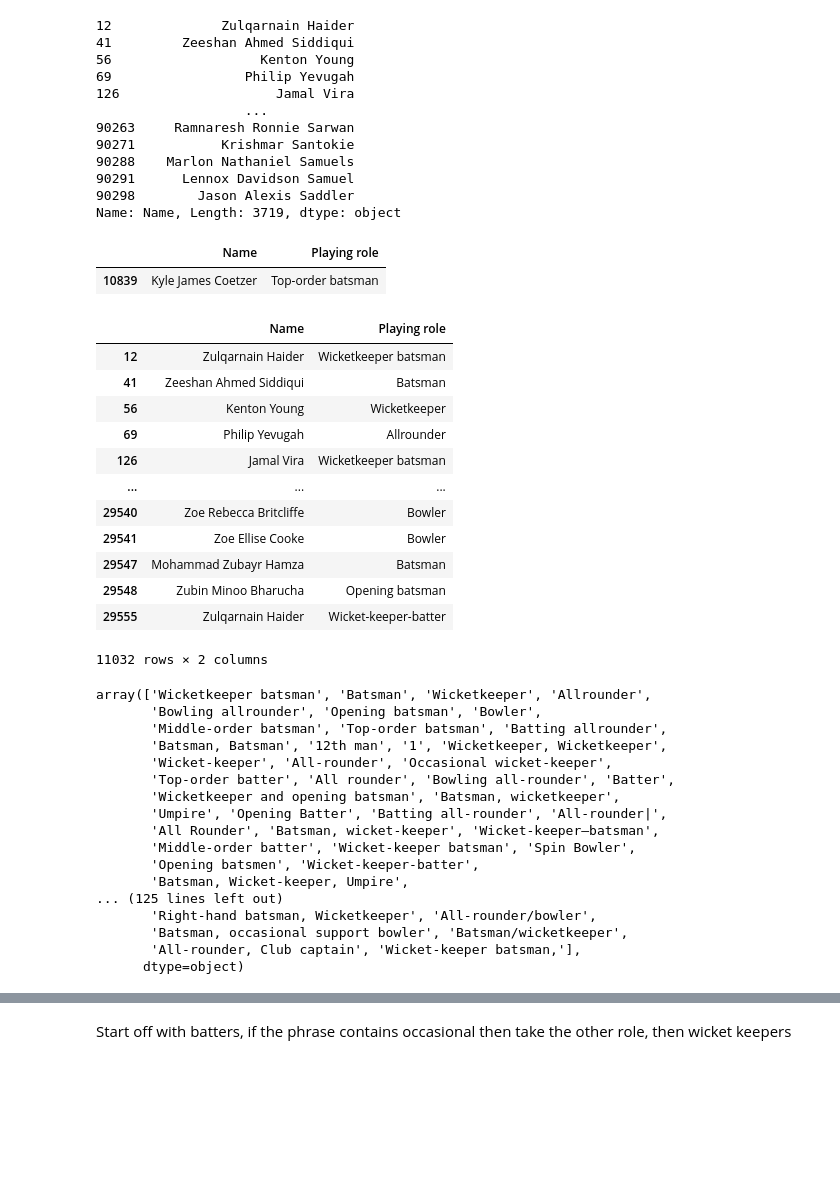
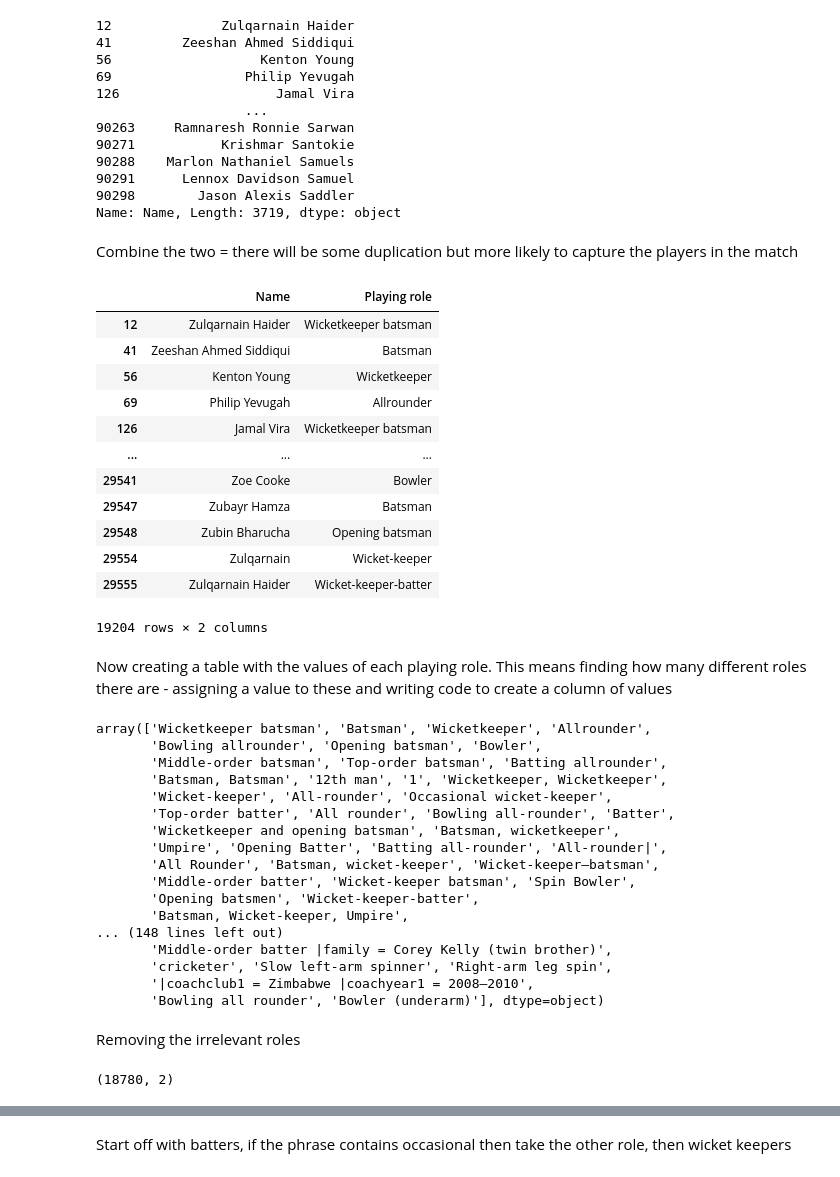
Before and after one commit to Swalke20/DLS_Project, a Jupyter notebook: DLS Data.ipynb, the cells around one changed output, grey strips where cells are left out. Cells and saved outputs as stored; diff of their text form; code cells hidden in the pictures; blank space fills up the shorter version.

```diff
--- a/DLS Data.ipynb
+++ b/DLS Data.ipynb
@@ -1320,5 +1364,5 @@ See the caveats in the documentation: https://pandas.pydata.org/pandas-docs/stab
 # %%
-cricketers_df = cricketers_df.dropna()
+espn_df = espn_df.dropna()
 # %%
-cricketers_df.rename(columns={'Full name': 'Name'}, inplace=True)
+espn_df.rename(columns={'Full name': 'Name'}, inplace=True)
 # %%
@@ -1336,33 +1380,32 @@ cricketers_df['Name']
 90291      Lennox Davidson Samuel
 90298        Jason Alexis Saddler
 Name: Name, Length: 3719, dtype: object
-# %%
-cricketers_df[cricketers_df['Name'].str.contains("Coetzer")]
-# %% [output]
-|  | Name | Playing role |
-| 10839 | Kyle James Coetzer | Top-order batsman |
+# %% [markdown]
+Combine the two = there will be some duplication but more likely to capture the players in the match
 # %%
-frames = [cricketers_df, wiki_df]
+frames = [espn_df, wiki_df]
 # %%
-long_cricketers_df = pd.concat(frames)
+cricketers_df = pd.concat(frames)
 # %%
-long_cricketers_df
+cricketers_df
 # %% [output]
 |  | Name | Playing role |
 | 12 | Zulqarnain Haider | Wicketkeeper batsman |
 | 41 | Zeeshan Ahmed Siddiqui | Batsman |
 | 56 | Kenton Young | Wicketkeeper |
 | 69 | Philip Yevugah | Allrounder |
 | 126 | Jamal Vira | Wicketkeeper batsman |
 | ... | ... | ... |
-| 29540 | Zoe Rebecca Britcliffe | Bowler |
-| 29541 | Zoe Ellise Cooke | Bowler |
-| 29547 | Mohammad Zubayr Hamza | Batsman |
-| 29548 | Zubin Minoo Bharucha | Opening batsman |
+| 29541 | Zoe Cooke | Bowler |
+| 29547 | Zubayr Hamza | Batsman |
+| 29548 | Zubin Bharucha | Opening batsman |
+| 29554 | Zulqarnain | Wicket-keeper |
 | 29555 | Zulqarnain Haider | Wicket-keeper-batter |
-11032 rows × 2 columns
+19204 rows × 2 columns
+# %% [markdown]
+Now creating a table with the values of each playing role.  This means finding how many different roles there are - assigning a value to these and writing code to create a column of values
 # %%
-long_cricketers_df['Playing role'].unique()
+cricketers_df['Playing role'].unique()
 # %% [output]
 array(['Wicketkeeper batsman', 'Batsman', 'Wicketkeeper', 'Allrounder',
        'Bowling allrounder', 'Opening batsman', 'Bowler',
@@ -1376,9 +1419,11 @@ array(['Wicketkeeper batsman', 'Batsman', 'Wicketkeeper', 'Allrounder',
        'Middle-order batter', 'Wicket-keeper batsman', 'Spin Bowler',
        'Opening batsmen', 'Wicket-keeper-batter',
        'Batsman, Wicket-keeper, Umpire',
-... (125 lines left out)
-       'Right-hand batsman, Wicketkeeper', 'All-rounder/bowler',
-       'Batsman, occasional support bowler', 'Batsman/wicketkeeper',
-       'All-rounder, Club captain', 'Wicket-keeper batsman,'],
-      dtype=object)
+... (148 lines left out)
+       'Middle-order batter |family = Corey Kelly (twin brother)',
+       'cricketer', 'Slow left-arm spinner', 'Right-arm leg spin',
+       '|coachclub1 = Zimbabwe |coachyear1 = 2008–2010',
+       'Bowling all rounder', 'Bowler (underarm)'], dtype=object)
+# %% [markdown]
+Removing the irrelevant roles
 # %%
@@ -1396 +1441,5 @@ long_cricketers_df = long_cricketers_df[long_cricketers_df['Playing role'].str.c
+# %%
+cricketers_df.shape
+# %% [output]
+(18780, 2)
 # %%
```
Also changed, not shown: parts of 82 cells of this notebook.
